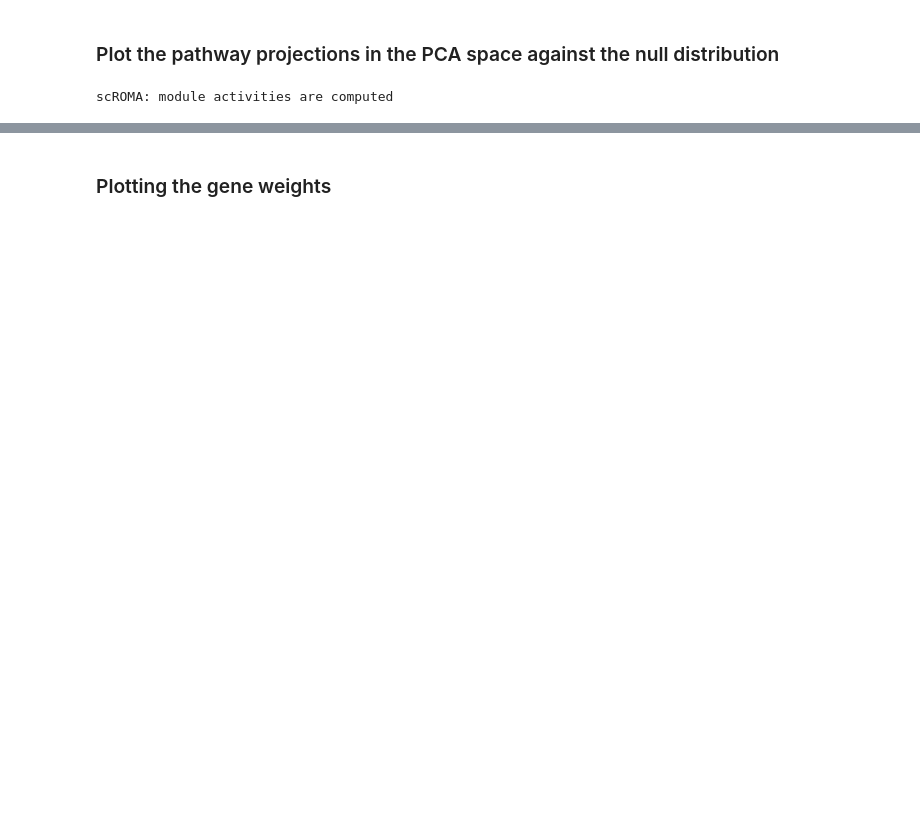
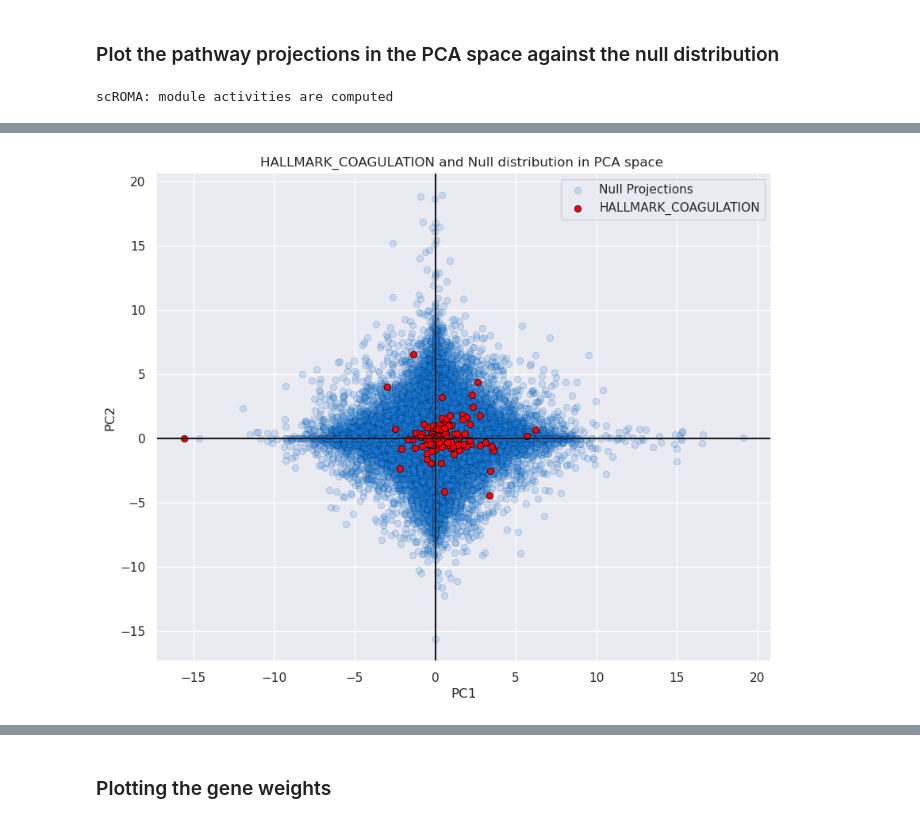
Before and after one commit to altyn-bulmers/pyroma, a Jupyter notebook: 47_test_the_plotting.ipynb, the cells around one changed output, grey strips where cells are left out. Saved outputs shown, nothing was run; the diff lists cells and outputs as text; code cells hidden in the pictures; blank space fills up the shorter version.

```diff
--- a/47_test_the_plotting.ipynb
+++ b/47_test_the_plotting.ipynb
@@ -339,3 +328,7 @@ plot_gene_projections('HALLMARK_INTERFERON_GAMMA_RESPONSE')
+# %%
+roma.pl.gene_projections('HALLMARK_COAGULATION')
+# %% [output]
+[figure, added]
 # %%
 roma.adata.uns['ROMA']['HALLMARK_COAGULATION'].test_l1
 # %% [output]
```
Also changed, not shown: parts of 16 cells of this notebook, 4 other files.
